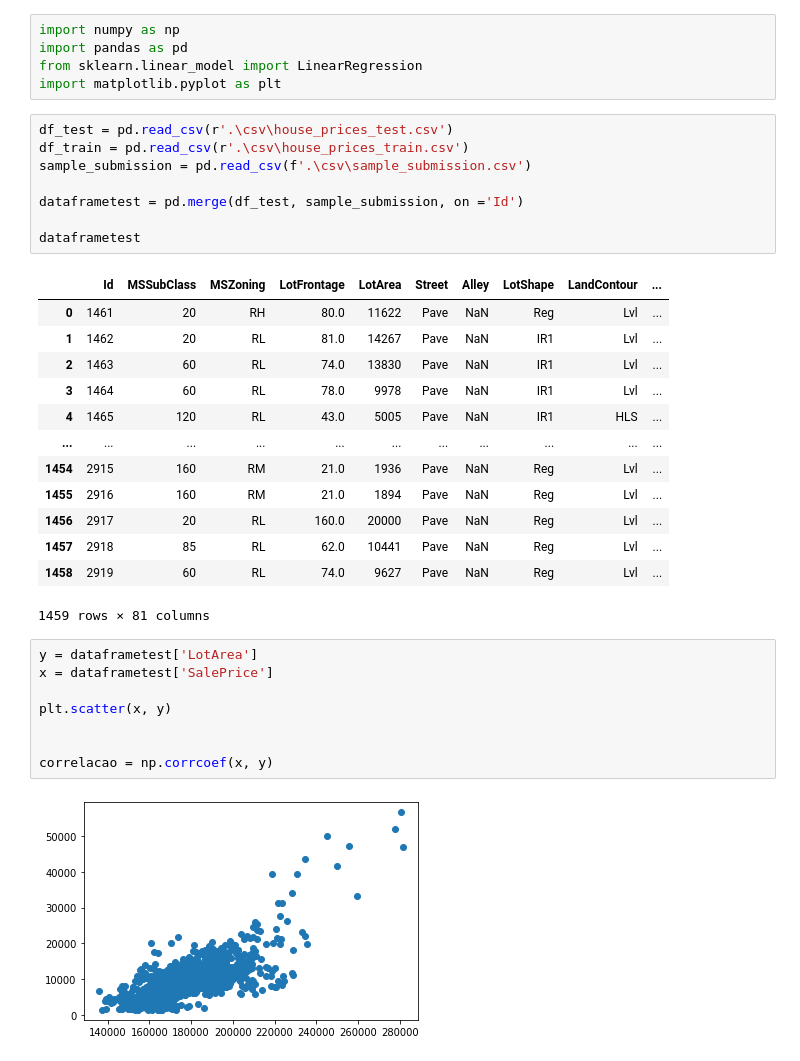
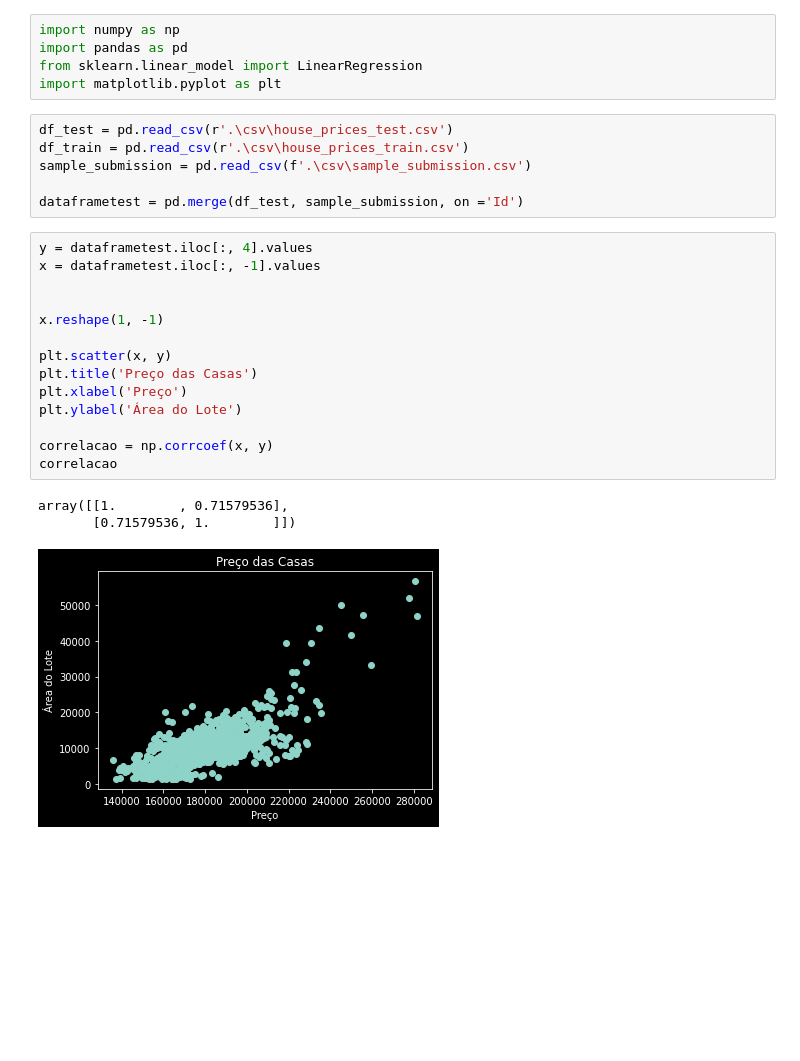
Before and after one commit to victorramos887/Data-Science-Python, a Jupyter notebook: regressao_linear.ipynb, the cells around one changed output. Saved outputs shown, nothing was run; the diff lists cells and outputs as text; blank space fills up the shorter version.

```diff
--- a/regressao_linear.ipynb
+++ b/regressao_linear.ipynb
@@ -22,29 +22,21 @@ df_train = pd.read_csv(r'.\csv\house_prices_train.csv')
 sample_submission = pd.read_csv(f'.\csv\sample_submission.csv')
 
 dataframetest = pd.merge(df_test, sample_submission, on ='Id')
-
-dataframetest
-# %% [output]
-|  | Id | MSSubClass | MSZoning | LotFrontage | LotArea | Street | Alley | LotShape | LandContour | ... |
-| 0 | 1461 | 20 | RH | 80.0 | 11622 | Pave | NaN | Reg | Lvl | ... |
-| 1 | 1462 | 20 | RL | 81.0 | 14267 | Pave | NaN | IR1 | Lvl | ... |
-| 2 | 1463 | 60 | RL | 74.0 | 13830 | Pave | NaN | IR1 | Lvl | ... |
-| 3 | 1464 | 60 | RL | 78.0 | 9978 | Pave | NaN | IR1 | Lvl | ... |
-| 4 | 1465 | 120 | RL | 43.0 | 5005 | Pave | NaN | IR1 | HLS | ... |
-| ... | ... | ... | ... | ... | ... | ... | ... | ... | ... | ... |
-| 1454 | 2915 | 160 | RM | 21.0 | 1936 | Pave | NaN | Reg | Lvl | ... |
-| 1455 | 2916 | 160 | RM | 21.0 | 1894 | Pave | NaN | Reg | Lvl | ... |
-| 1456 | 2917 | 20 | RL | 160.0 | 20000 | Pave | NaN | Reg | Lvl | ... |
-| 1457 | 2918 | 85 | RL | 62.0 | 10441 | Pave | NaN | Reg | Lvl | ... |
-| 1458 | 2919 | 60 | RL | 74.0 | 9627 | Pave | NaN | Reg | Lvl | ... |
-1459 rows × 81 columns
 # %%
-y = dataframetest['LotArea']
-x = dataframetest['SalePrice']
+y = dataframetest.iloc[:, 4].values
+x = dataframetest.iloc[:, -1].values
+
+
+x.reshape(1, -1)
 
 plt.scatter(x, y)
-
+plt.title('Preço das Casas')
+plt.xlabel('Preço')
+plt.ylabel('Área do Lote')
 
 correlacao = np.corrcoef(x, y)
+correlacao
 # %% [output]
+array([[1.        , 0.71579536],
+       [0.71579536, 1.        ]])
-[figure, old version]
+[figure, new version]
```
Also changed, not shown: parts of 1 cell of this notebook.
